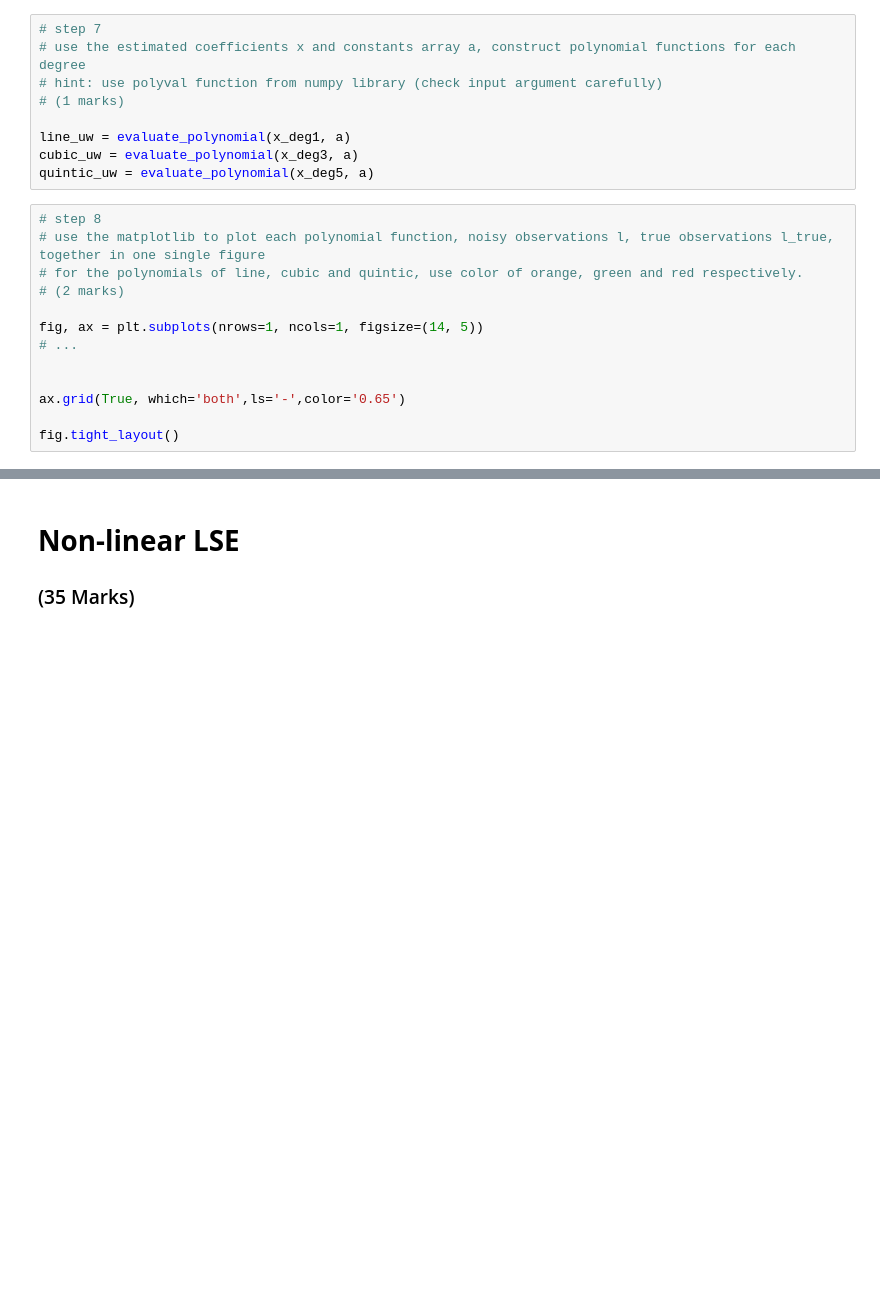
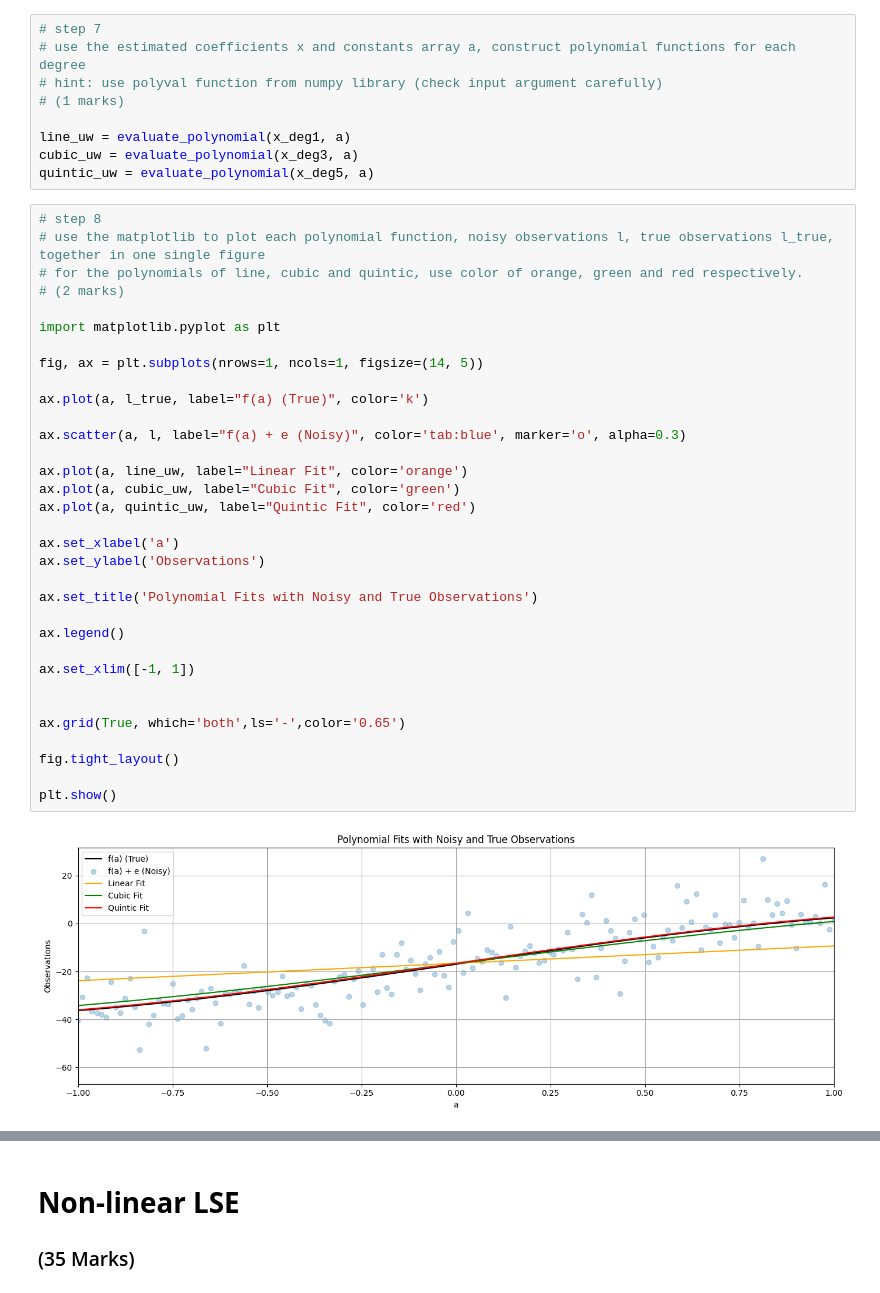
Before and after one commit to hnormanyo/engg680_2024_fall, a Jupyter notebook: Lab_Assignment2/Assignment2.ipynb, the cells around one changed output, grey strips where cells are left out. Saved outputs shown, nothing was run; the diff lists cells and outputs as text; blank space fills up the shorter version.

Commit message:
Lab_Assignment2: Linear LSE Part: 8-14

```diff
--- a/Lab_Assignment2/Assignment2.ipynb
+++ b/Lab_Assignment2/Assignment2.ipynb
@@ -170,16 +170,38 @@ quintic_uw = evaluate_polynomial(x_deg5, a)
 # %%
 # step 8
 # use the matplotlib to plot each polynomial function, noisy observations l, true observations l_true, together in one single figure
 # for the polynomials of line, cubic and quintic, use color of orange, green and red respectively.
 # (2 marks)
 
+import matplotlib.pyplot as plt
+
 fig, ax = plt.subplots(nrows=1, ncols=1, figsize=(14, 5))
-# ...
+
+ax.plot(a, l_true, label="f(a) (True)", color='k')
+
+ax.scatter(a, l, label="f(a) + e (Noisy)", color='tab:blue', marker='o', alpha=0.3)
+
+ax.plot(a, line_uw, label="Linear Fit", color='orange')
+ax.plot(a, cubic_uw, label="Cubic Fit", color='green')
+ax.plot(a, quintic_uw, label="Quintic Fit", color='red')
+
+ax.set_xlabel('a')
+ax.set_ylabel('Observations')
+
+ax.set_title('Polynomial Fits with Noisy and True Observations')
+
+ax.legend()
+
+ax.set_xlim([-1, 1])
 
 
 ax.grid(True, which='both',ls='-',color='0.65')
 
 fig.tight_layout()
+
+plt.show()
+# %% [output]
+[figure, added]
 # %%
 # step 9
 # print the a posterier variance factor for each polynomial function
```
Also changed, not shown: parts of 8 cells of this notebook.
